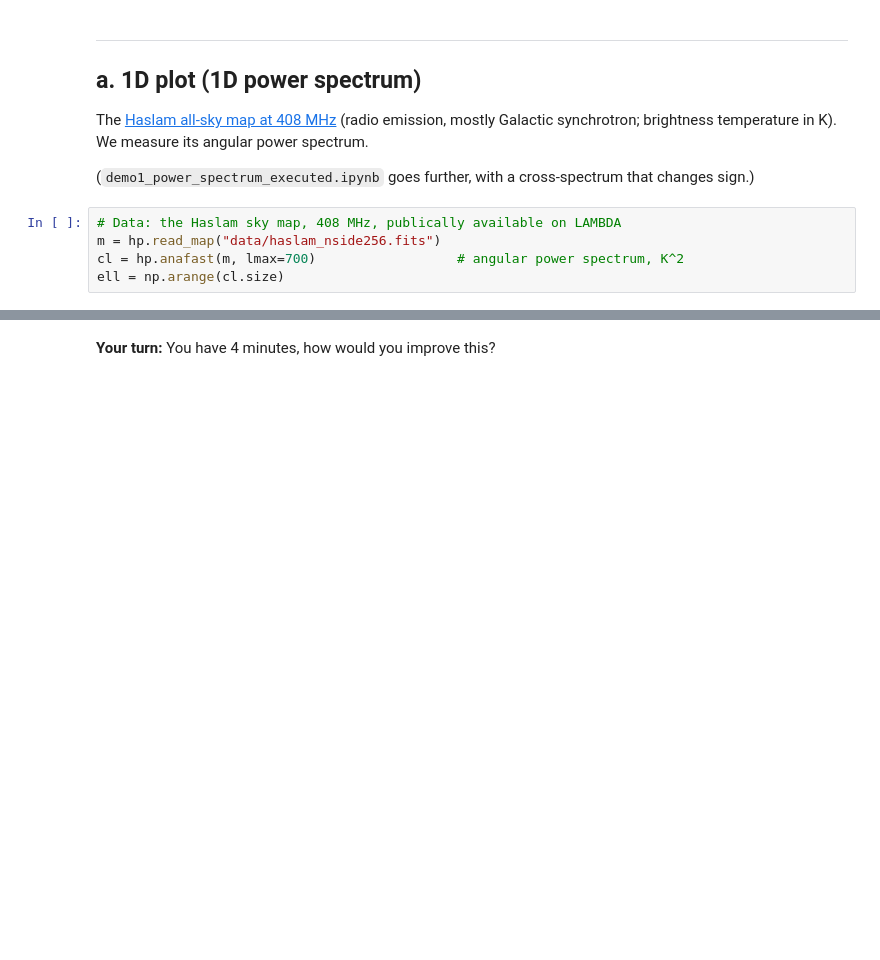
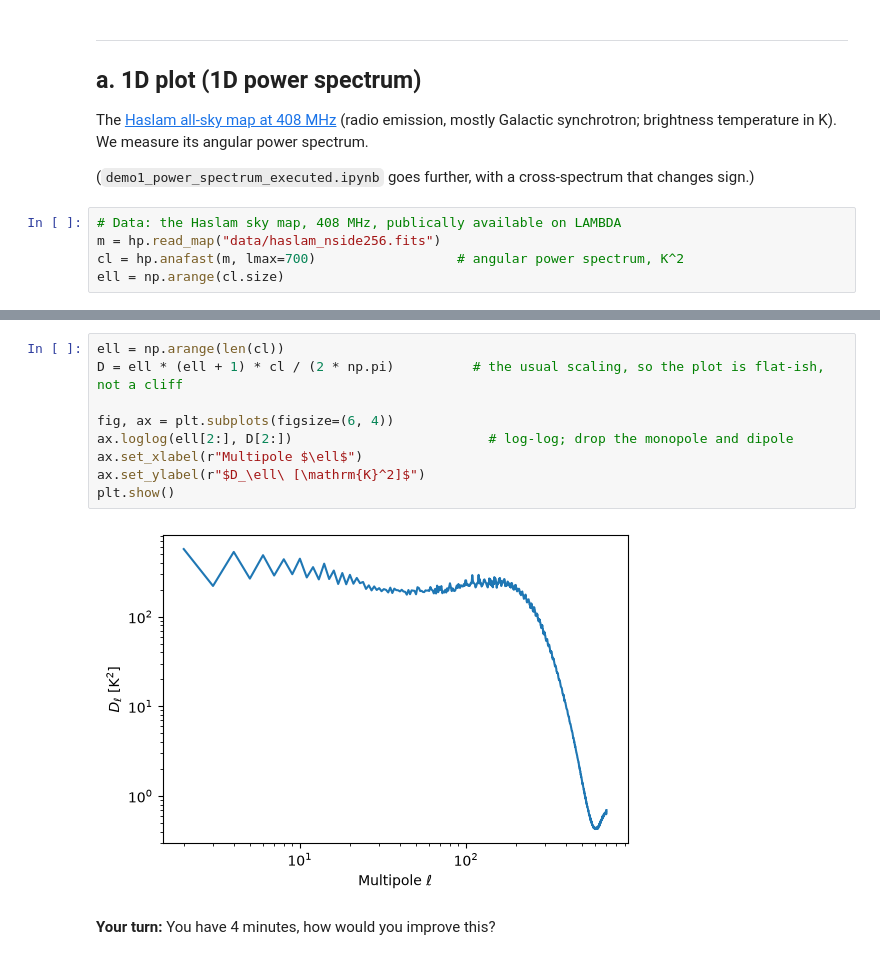
Before and after one commit to sohinixcvii/JACS_plotting_session, a Jupyter notebook: jacs_participant.ipynb, the cells around one changed output, grey strips where cells are left out. Drawn from its saved outputs; the diff is of its cells as text; blank space fills up the shorter version.

```diff
--- a/jacs_participant.ipynb
+++ b/jacs_participant.ipynb
@@ -71,3 +81,14 @@ plt.show()
+# %%
+ell = np.arange(len(cl))
+D = ell * (ell + 1) * cl / (2 * np.pi)          # the usual scaling, so the plot is flat-ish, not a cliff
+
+fig, ax = plt.subplots(figsize=(6, 4))
+ax.loglog(ell[2:], D[2:])                         # log-log; drop the monopole and dipole
+ax.set_xlabel(r"Multipole $\ell$")
+ax.set_ylabel(r"$D_\ell\ [\mathrm{K}^2]$")
+plt.show()
+# %% [output]
+[figure, added]
 # %% [markdown]
 **Your turn:** You have 4 minutes, how would you improve this?
 # %% [markdown]
```
Also changed, not shown: parts of 30 cells of this notebook, 5 other files.
